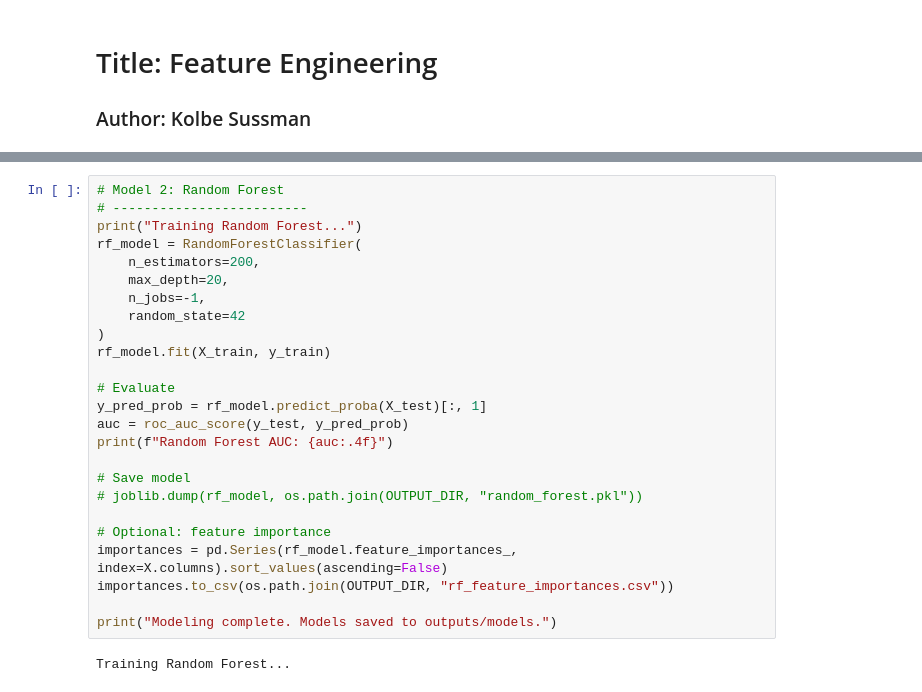
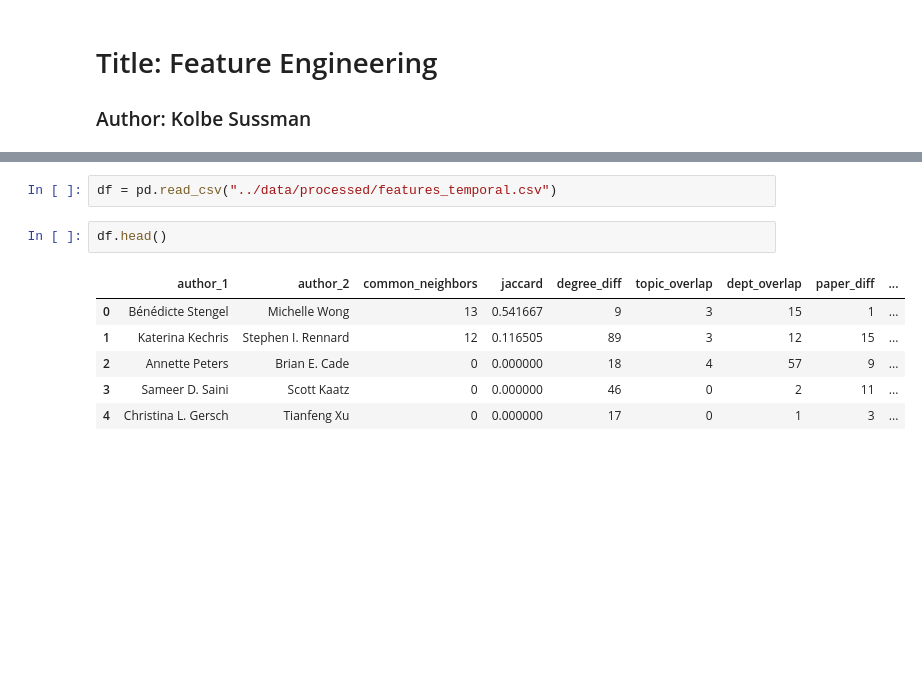
Before and after one commit to KolbeSussman/SIADS699-TheCollaboratory, a Jupyter notebook: notebooks/04_modeling.ipynb, the cells around one changed output, grey strips where cells are left out. Saved outputs shown, nothing was run; the diff lists cells and outputs as text; blank space fills up the shorter version.

```diff
--- a/notebooks/04_modeling.ipynb
+++ b/notebooks/04_modeling.ipynb
@@ -64,27 +18,11 @@ Logistic Regression AUC: 1.0000
-# %%
-# Model 2: Random Forest
-# -------------------------
-print("Training Random Forest...")
-rf_model = RandomForestClassifier(
-    n_estimators=200,
-    max_depth=20,
-    n_jobs=-1,
-    random_state=42
-)
-rf_model.fit(X_train, y_train)
-
-# Evaluate
-y_pred_prob = rf_model.predict_proba(X_test)[:, 1]
-auc = roc_auc_score(y_test, y_pred_prob)
-print(f"Random Forest AUC: {auc:.4f}")
-
-# Save model
-# joblib.dump(rf_model, os.path.join(OUTPUT_DIR, "random_forest.pkl"))
-
-# Optional: feature importance
-importances = pd.Series(rf_model.feature_importances_, index=X.columns).sort_values(ascending=False)
-importances.to_csv(os.path.join(OUTPUT_DIR, "rf_feature_importances.csv"))
-
-print("Modeling complete. Models saved to outputs/models.")
-# %% [output]
-Training Random Forest...
+# %%
+df = pd.read_csv("../data/processed/features_temporal.csv")
+# %%
+df.head()
+# %% [output]
+|  | author_1 | author_2 | common_neighbors | jaccard | degree_diff | topic_overlap | dept_overlap | paper_diff | ... |
+| 0 | Bénédicte Stengel | Michelle Wong | 13 | 0.541667 | 9 | 3 | 15 | 1 | ... |
+| 1 | Katerina Kechris | Stephen I. Rennard | 12 | 0.116505 | 89 | 3 | 12 | 15 | ... |
+| 2 | Annette Peters | Brian E. Cade | 0 | 0.000000 | 18 | 4 | 57 | 9 | ... |
+| 3 | Sameer D. Saini | Scott Kaatz | 0 | 0.000000 | 46 | 0 | 2 | 11 | ... |
+| 4 | Christina L. Gersch | Tianfeng Xu | 0 | 0.000000 | 17 | 0 | 1 | 3 | ... |
```
Also changed, not shown: parts of 14 cells of this notebook, 3 other files.
